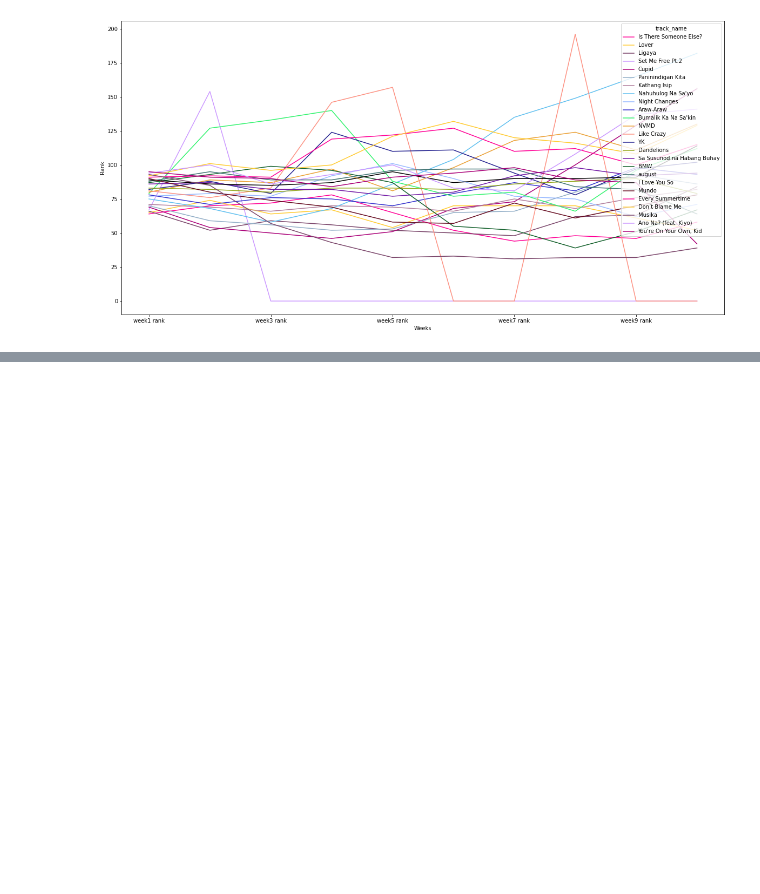
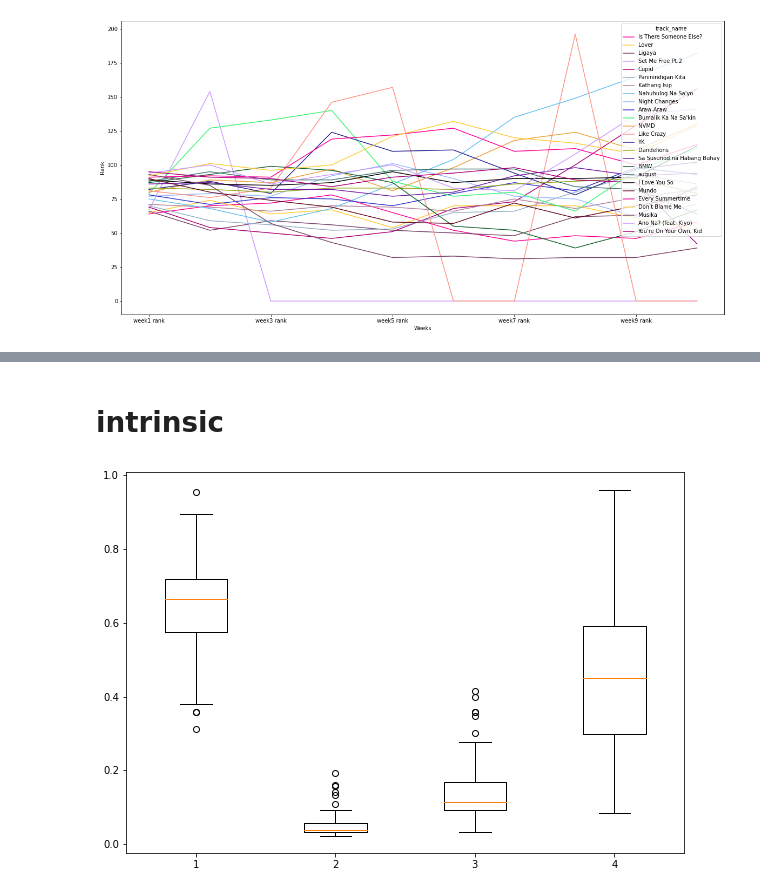
Before and after one commit to dlsucomet/aWit-trial, a Jupyter notebook: LEGIT LEGIT 032023/legit/BASIC/OUT OF TIME/more out of time.ipynb, the cells around one changed output, grey strips where cells are left out. Cells and saved outputs as stored; diff of their text form; code cells hidden in the pictures; blank space fills up the shorter version.

```diff
--- a/LEGIT LEGIT 032023/legit/BASIC/OUT OF TIME/more out of time.ipynb
+++ b/LEGIT LEGIT 032023/legit/BASIC/OUT OF TIME/more out of time.ipynb
@@ -181,3 +181,7 @@ trend_3.plot(ylabel='Rank', xlabel='Weeks', figsize=(20,10), color=['#ff0096', '
 # %% [output]
 <AxesSubplot:xlabel='Weeks', ylabel='Rank'>
 [figure]
+# %%
+intrinsic = pd.read_csv('complete_data_term3run.csv')
+
+intrinsic.head()
@@ -183,0 +196,13 @@ trend_3.plot(ylabel='Rank', xlabel='Weeks', figsize=(20,10), color=['#ff0096', '
+# %% [markdown]
+# intrinsic
+# %%
+intrinsic_boxplots = [intrinsic["danceability"], intrinsic["speechiness"], intrinsic["liveness"], intrinsic["valence"]]
+fig = plt.figure(figsize =(10, 7))
+
+# Creating plot
+plt.boxplot(intrinsic_boxplots)
+
+# show plot
+plt.show()
+# %% [output]
+[figure, added]
```
Also changed, not shown: parts of 38 cells of this notebook.
